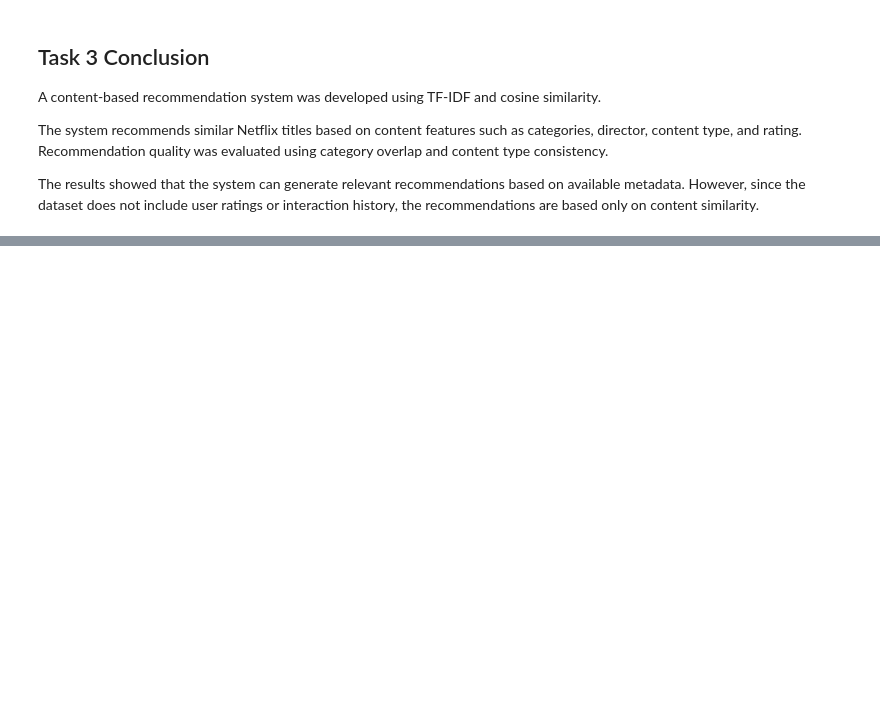
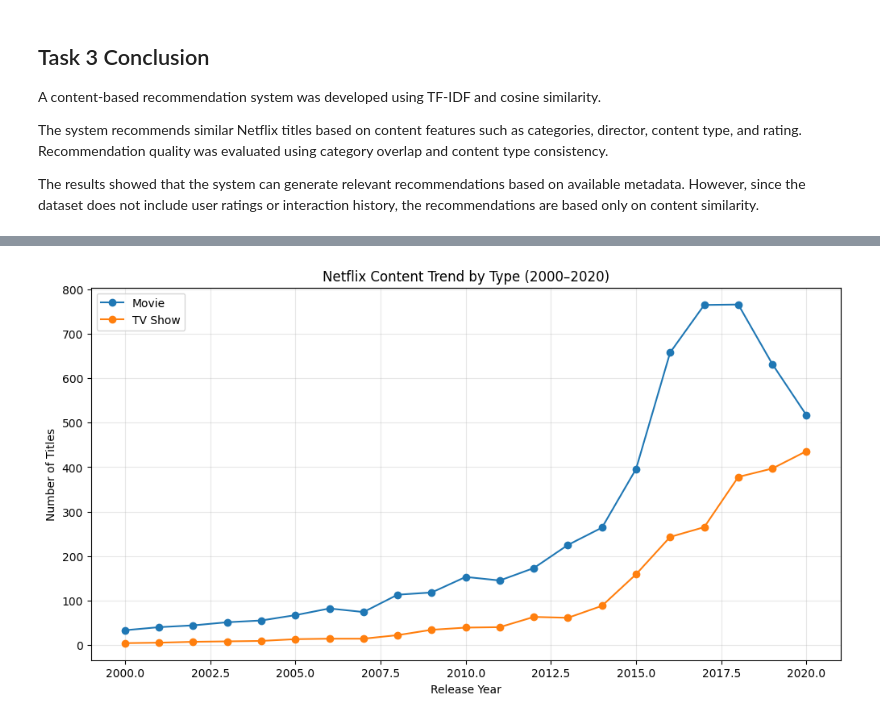
Before and after one commit to ahmedmamdouh111/Netflix-data-science-internship, a Jupyter notebook: Netflix_Data_Science_Internship.ipynb, the cells around one changed output, grey strips where cells are left out. Cells and saved outputs as stored; diff of their text form; code cells hidden in the pictures; blank space fills up the shorter version.

```diff
--- a/Netflix_Data_Science_Internship.ipynb
+++ b/Netflix_Data_Science_Internship.ipynb
@@ -1124,0 +1256,9 @@ The results showed that the system can generate relevant recommendations based o
+# %%
+yearly_type_content = (
+    data.groupby(['release_year', 'type'])
+        .size()
+        .reset_index(name='content_count')
+)
+# %%
+yearly_type_content = yearly_type_content[(yearly_type_content['release_year'] >= 2000) &(yearly_type_content['release_year'] <= 2020)]
+yearly_type_content
@@ -1124,0 +1287,24 @@ The results showed that the system can generate relevant recommendations based o
+# %%
+plt.figure(figsize=(12, 6))
+
+for content_type in yearly_type_content['type'].unique():
+    subset = yearly_type_content[
+        yearly_type_content['type'] == content_type
+    ]
+
+    plt.plot(
+        subset['release_year'],
+        subset['content_count'],
+        marker='o',
+        label=content_type
+    )
+
+plt.title('Netflix Content Trend by Type (2000–2020)')
+plt.xlabel('Release Year')
+plt.ylabel('Number of Titles')
+plt.legend()
+plt.grid(alpha=0.3)
+
+plt.show()
+# %% [output]
+[figure, added]
```
Also changed, not shown: parts of 19 cells of this notebook.
